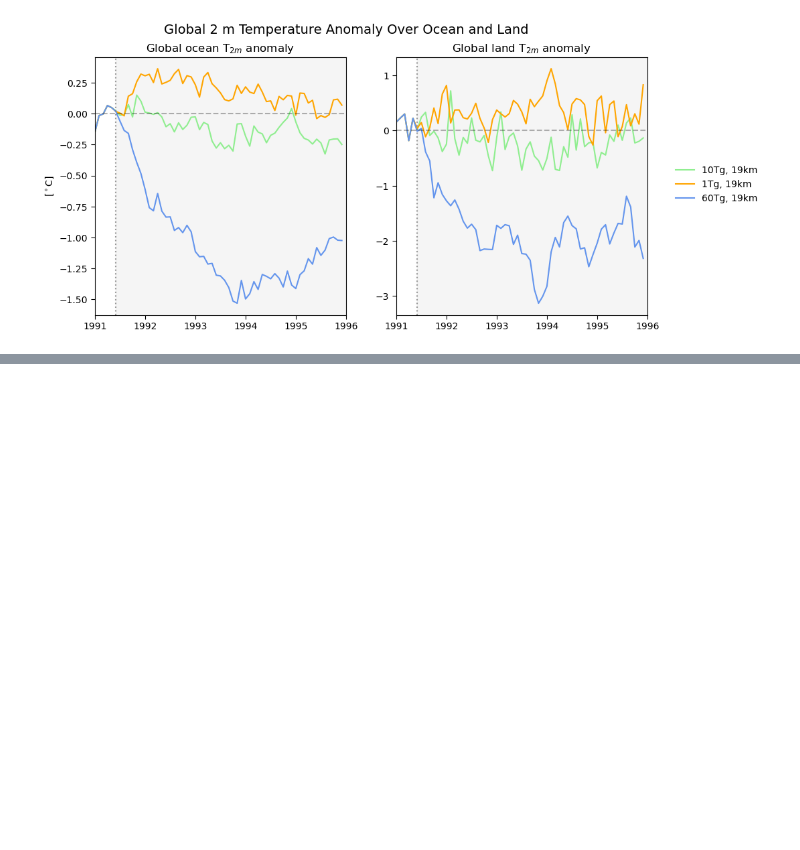
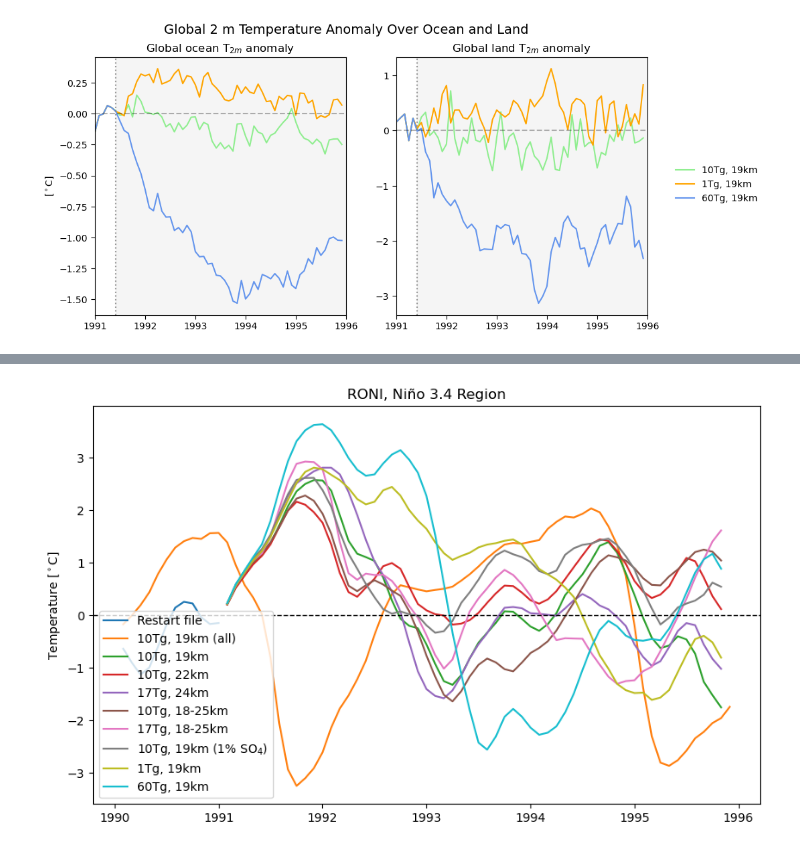
Before and after one commit to EliHHogemo/master_thesis, a Jupyter notebook: temp_responses.ipynb, the cells around one changed output, grey strips where cells are left out. Cells and saved outputs as stored; diff of their text form; code cells hidden in the pictures; blank space fills up the shorter version.

```diff
--- a/temp_responses.ipynb
+++ b/temp_responses.ipynb
@@ -580,0 +701,50 @@ TypeError: Cannot convert input [1995-08-01 00:00:00] of type <class 'numpy.ndar
+# %%
+def get_roni_anom(ds, base):
+    ts = ds["TS"] - 273.15
+
+    sst_anom = ts.groupby("time.month") - base
+
+    nino = sst_anom.sel(lat=slice(-5, 5), lon=slice(190, 240))
+    w_nino = np.cos(np.deg2rad(nino.lat))
+    nino_34_raw = nino.weighted(w_nino).mean(dim=["lat", "lon"])
+
+    trop = sst_anom.sel(lat=slice(-20, 20))
+    w_trop = np.cos(np.deg2rad(trop.lat))
+    trop_mean_raw = trop.weighted(w_trop).mean(dim=["lat", "lon"])
+
+    roni_raw = nino_34_raw - trop_mean_raw
+
+    scaling_factor = nino_34_raw.std(dim="time") / roni_raw.std(dim="time")
+    roni_scaled = roni_raw * scaling_factor
+
+    return roni_scaled.rolling(time=3, center=True).mean()
+# %%
+sst_19 = t_19.sel(time=slice("1990-01", "1996-01"))
+t_rest = t_rest.sel(time=slice("1990-01", "1991-02"))
+exp_dict = {
+    "Restart file": t_rest,
+    "10Tg, 19km (all)": sst_19,
+    "10Tg, 19km": t_19_c,
+    "10Tg, 22km": t_22,
+    "17Tg, 24km": t_24,
+    "10Tg, 18-25km": t_1825,
+    "17Tg, 18-25km": t_1825_17tg,
+    "10Tg, 19km (1% SO$_4$)": t_1pr,
+    "1Tg, 19km": t_1tg,
+    "60Tg, 19km": t_60tg
+}
+
+plt.figure(figsize=(10, 6))
+
+for name, ds in exp_dict.items():
+    roni_ts = get_roni_anom(ds, baseline_ts)
+    t_float = np.array([t.year + (t.month - 1)/12 for t in roni_ts.time.values])
+    plt.plot(t_float, roni_ts.values, label=name)
+
+plt.axhline(0, color='black', lw=1, ls='--')
+plt.title('RONI, Niño 3.4 Region')
+plt.ylabel('Temperature [$^\circ$C]')
+plt.legend()
+plt.show()
+# %% [output]
+[figure, added]
```
Also changed, not shown: parts of 22 cells of this notebook, 8 other files.
